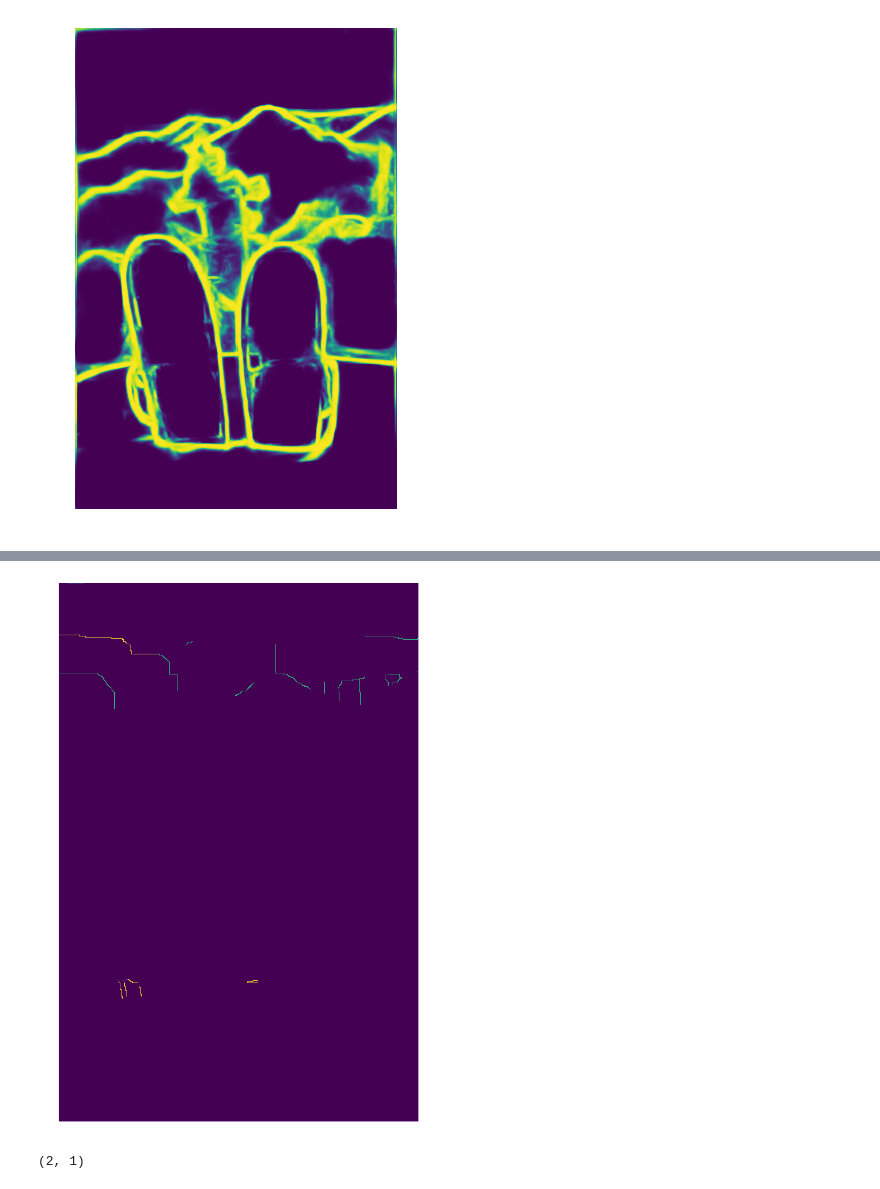
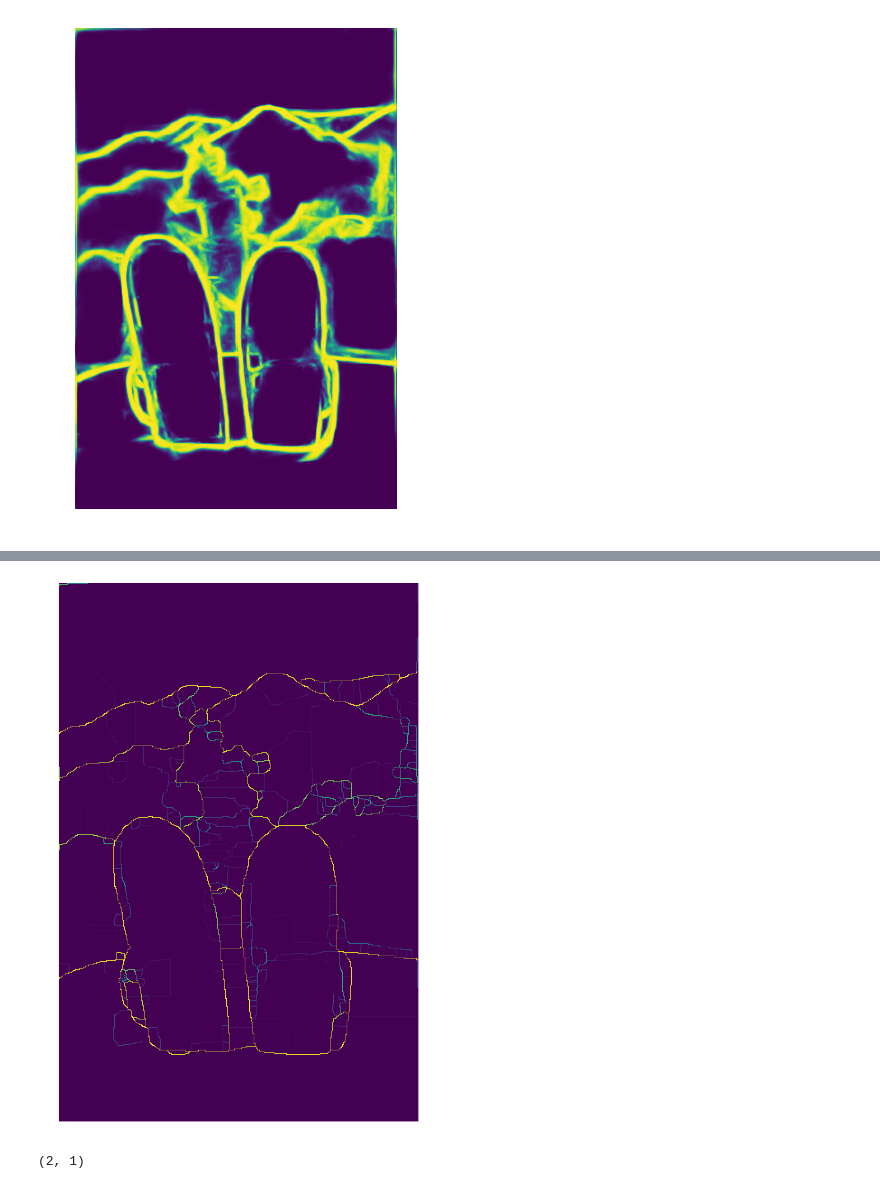
Before and after one commit to higra/Higra, a Jupyter notebook: notebooks/Test.ipynb, the cells around one changed output, grey strips where cells are left out. Drawn from its saved outputs; the diff is of its cells as text; code cells hidden in the pictures.

```diff
--- a/notebooks/Test.ipynb
+++ b/notebooks/Test.ipynb
@@ -70,14 +69,13 @@ imshow(sm_viz)
 # %%
 #%%timeit
 tree = hg.mean_pb_hierarchy(graph, edge_weights=edge_weights, edge_orientations=edge_orientations)
 rag = hg.get_attribute(tree, "leaf_graph")
-sm_rag = hg.saliency(tree)
-sm_graph = hg.rag_back_project_edge_weights(rag, sm_rag)
+sm_graph = hg.saliency(tree)
 sm_viz = hg.graph_4_adjacency_2_khalimsky(graph, edge_weights=sm_graph)
 #sm_viz = 1./(1+np.exp(-4*(sm_viz-0.8)))
 imshow(sm_viz)
 # %% [output]
-[figure, old version]
+[figure, new version]
 # %%
 cob_ucm = cob_results["ucm_pre"]
 print(cob_ucm.shape)
```
Also changed, not shown: parts of 8 cells of this notebook, 10 other files.
